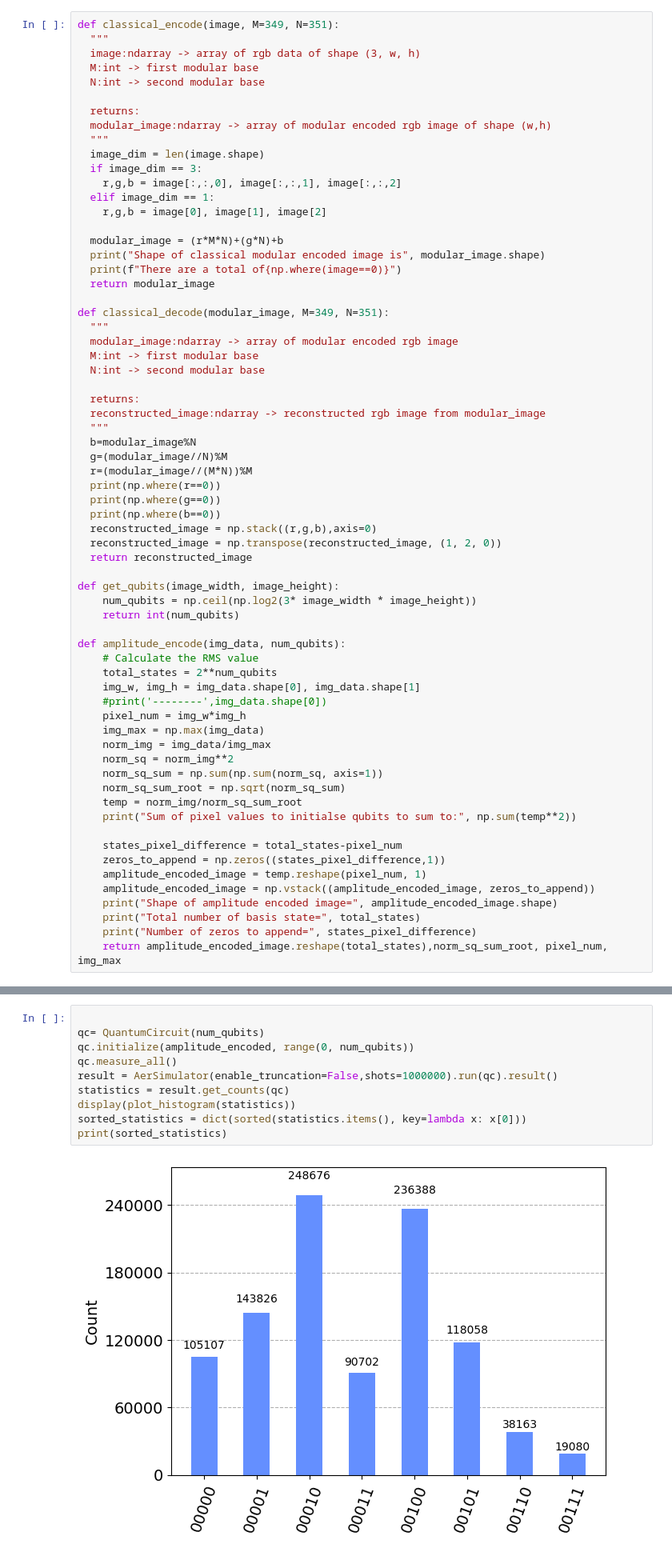
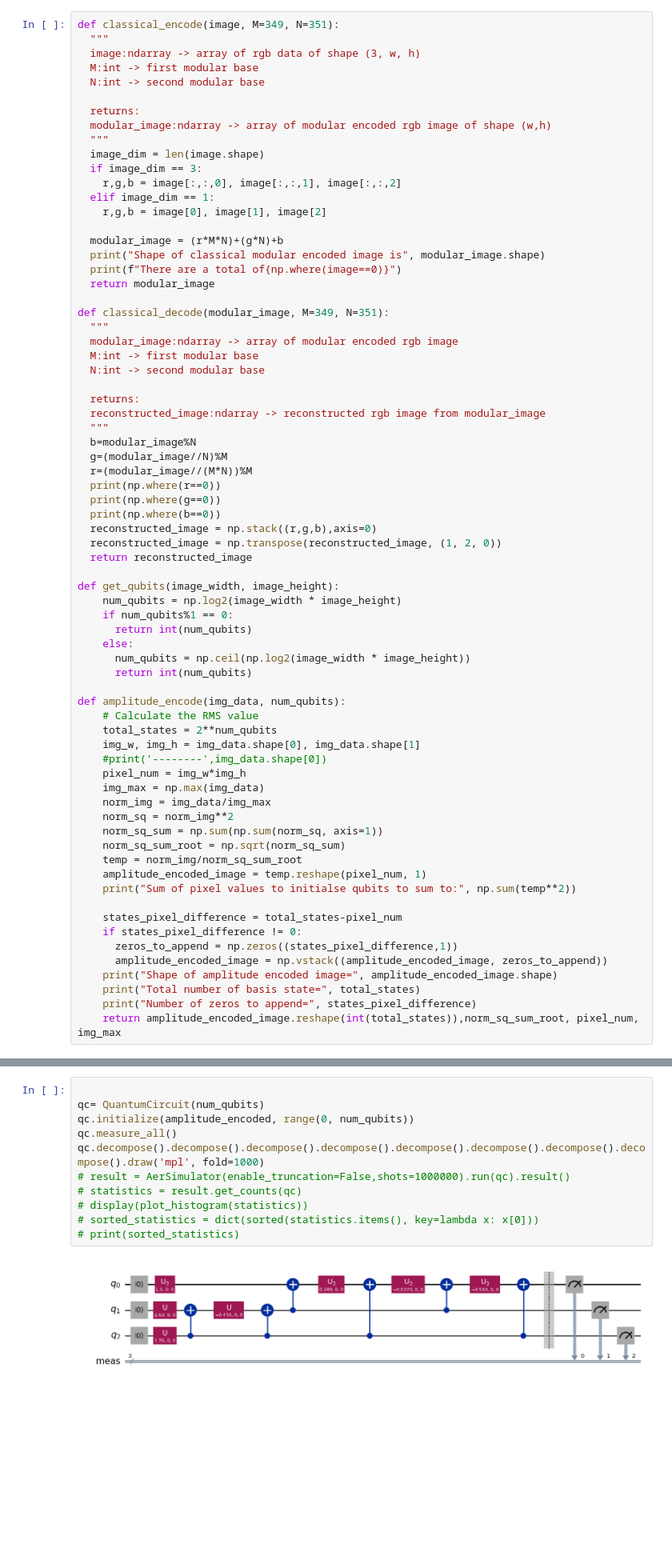
Before and after one commit to el-dAna/QC, a Jupyter notebook: hacathons/image_encoding.ipynb, the cells around one changed output, grey strips where cells are left out. Shown at 80% size. Drawn from its saved outputs; the diff is of its cells as text; blank space fills up the shorter version.

Commit message:
optimsed get_qubits function to behave normally if modular encoded image pixel number is a power 2

```diff
--- a/hacathons/image_encoding.ipynb
+++ b/hacathons/image_encoding.ipynb
@@ -79,8 +79,12 @@ def classical_decode(modular_image, M=349, N=351):
   return reconstructed_image
 
 def get_qubits(image_width, image_height):
-    num_qubits = np.ceil(np.log2(3* image_width * image_height))
-    return int(num_qubits)
+    num_qubits = np.log2(image_width * image_height)
+    if num_qubits%1 == 0:
+      return int(num_qubits)
+    else:
+      num_qubits = np.ceil(np.log2(image_width * image_height))
+      return int(num_qubits)
 
 def amplitude_encode(img_data, num_qubits):
     # Calculate the RMS value
@@ -94,13 +98,14 @@ def amplitude_encode(img_data, num_qubits):
     norm_sq_sum = np.sum(np.sum(norm_sq, axis=1))
     norm_sq_sum_root = np.sqrt(norm_sq_sum)
     temp = norm_img/norm_sq_sum_root
+    amplitude_encoded_image = temp.reshape(pixel_num, 1)
     print("Sum of pixel values to initialse qubits to sum to:", np.sum(temp**2))
 
     states_pixel_difference = total_states-pixel_num
-    zeros_to_append = np.zeros((states_pixel_difference,1))
-    amplitude_encoded_image = temp.reshape(pixel_num, 1)
-    amplitude_encoded_image = np.vstack((amplitude_encoded_image, zeros_to_append))
+    if states_pixel_difference != 0:
+      zeros_to_append = np.zeros((states_pixel_difference,1))
+      amplitude_encoded_image = np.vstack((amplitude_encoded_image, zeros_to_append))
     print("Shape of amplitude encoded image=", amplitude_encoded_image.shape)
     print("Total number of basis state=", total_states)
     print("Number of zeros to append=", states_pixel_difference)
-    return amplitude_encoded_image.reshape(total_states),norm_sq_sum_root, pixel_num, img_max
+    return amplitude_encoded_image.reshape(int(total_states)),norm_sq_sum_root, pixel_num, img_max
@@ -157,12 +166,13 @@ Number of zeros to append= 24
 # %%
 
 qc= QuantumCircuit(num_qubits)
 qc.initialize(amplitude_encoded, range(0, num_qubits))
 qc.measure_all()
-result = AerSimulator(enable_truncation=False,shots=1000000).run(qc).result()
-statistics = result.get_counts(qc)
-display(plot_histogram(statistics))
-sorted_statistics = dict(sorted(statistics.items(), key=lambda x: x[0]))
-print(sorted_statistics)
+qc.decompose().decompose().decompose().decompose().decompose().decompose().decompose().decompose().draw('mpl', fold=1000)
+# result = AerSimulator(enable_truncation=False,shots=1000000).run(qc).result()
+# statistics = result.get_counts(qc)
+# display(plot_histogram(statistics))
+# sorted_statistics = dict(sorted(statistics.items(), key=lambda x: x[0]))
+# print(sorted_statistics)
 # %% [output]
-[figure, old version]
+[figure, new version]
```
Also changed, not shown: parts of 4 cells of this notebook.
